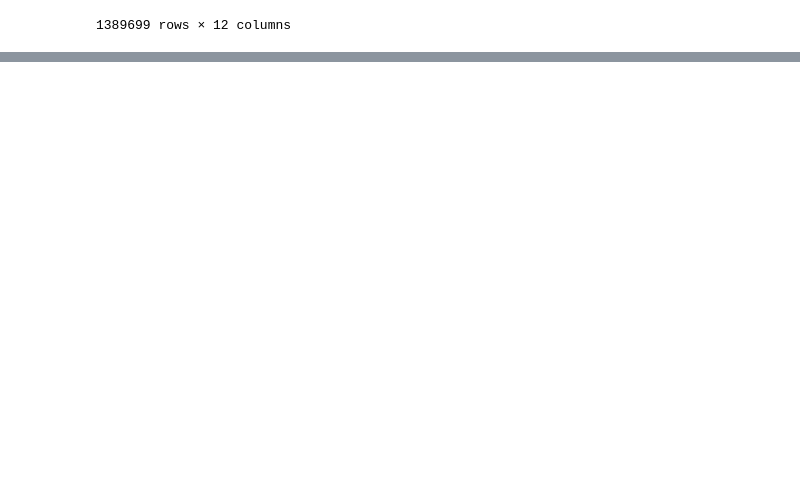
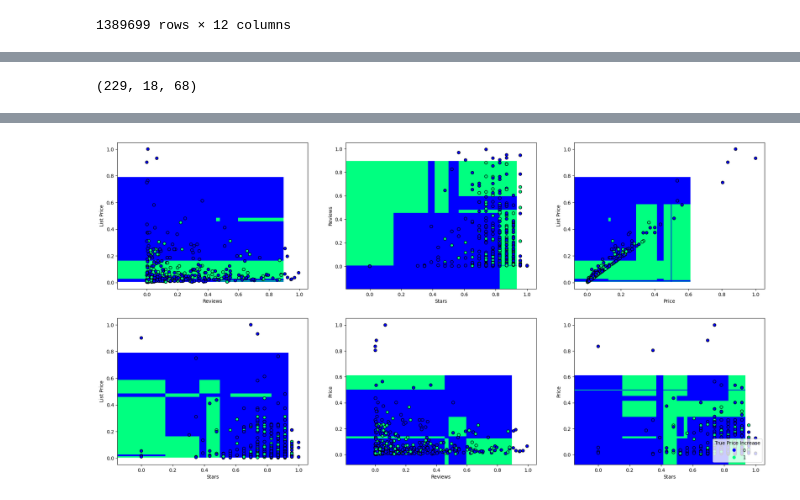
Before and after one commit to CUBoulder-DS/CSCI-5622, a Jupyter notebook: src/SVM.ipynb, the cells around one changed output, grey strips where cells are left out. Drawn from its saved outputs; the diff is of its cells as text; code cells hidden in the pictures; blank space fills up the shorter version.

```diff
--- a/src/SVM.ipynb
+++ b/src/SVM.ipynb
@@ -70,0 +221,13 @@ dtype: object
+# %%
+accuracy_score(y_test, gs_rbf.best_estimator_.predict(X_test))
+
+labs = ["Price Decreased", "Price Increased"]
+
+for t, gs in zip(["RBF", "Linear", "Polynomial"], all_gs):
+    fig = px.imshow(confusion_matrix(y_test, gs.best_estimator_.predict(X_test)), x=labs, y=labs, text_auto=True)
+    fig.update_layout(
+        xaxis_title="Predicted",
+        yaxis_title="True Label",
+        title=t,
+        coloraxis_showscale=False)
+    fig.show()
@@ -70,0 +244,65 @@ dtype: object
+# %%
+col_combs = list(set(combinations(np.arange(1, 5), 2)))
+
+mainfig = plt.figure(figsize=(24, 12))
+
+# cols = col_combs[-2]
+for i, cols in enumerate(col_combs):
+
+    xname = X_test.columns[cols[0]]
+    yname = X_test.columns[cols[1]]
+
+    xs = list(set(sorted(X_test[xname])))
+    ys = list(set(sorted(X_test[yname])))
+    gr_x, gr_y = np.meshgrid(xs, ys)
+
+    x_fixed = len(xs) < len(ys)
+
+    ## Create grid of input values based on fixing one value and picking most similar
+    ## values from non-fixed axis
+    if x_fixed:
+        vals = np.empty((len(ys), 0, len(X_test.columns)))
+
+        for x in xs:
+            sub = X_test[X_test[xname] == x]
+            vals = np.append(vals, sub.loc[list(map(lambda i: (sub[yname]- i).abs().idxmin(), ys)), :].to_numpy()[:, np.newaxis, :], axis=1)
+        # replace with original values
+        vals[:, :, cols[1]] = gr_y
+    else:
+        vals = np.empty((0, len(xs), len(X_test.columns)))
+
+        for y in ys:
+            sub = X_test[X_test[yname] == y]
+            vals = np.append(vals, sub.loc[list(map(lambda i: (sub[xname]- i).abs().idxmin(), xs)), :].to_numpy()[np.newaxis, ...], axis=0)
+        # replace with original values
+        vals[:, :, cols[0]] = gr_x
+
+
+    print(vals.shape)
+
+
+
+    # grid = np.vstack([feat_price.ravel(), feat_stars.ravel()]).T
+    X_test_grid = np.vstack([vals[:, :, i].ravel() for i in range(len(X_test.columns))]).T
+
+    y_pred_grid = np.reshape(gs_poly.best_estimator_.predict(X_test_grid), gr_x.shape)
+
+    ## plotting
+
+    # Defining a grid of 5 columns and 3 rows
+    ax = plt.subplot(2, 3, i + 1)
+
+    display = DecisionBoundaryDisplay(
+     xx0=gr_x, xx1=gr_y, response=y_pred_grid, xlabel=xname, ylabel=yname
+    )
+    display.plot(ax=ax, cmap=plt.cm.winter, plot_method="pcolormesh")
+    # display.plot(ax=ax, cmap=plt.cm.winter)
+
+    fig = display.ax_.scatter(
+     X_test[xname], X_test[yname], c=y_test, edgecolor="black", cmap=plt.cm.winter
+    )
+
+# plt.title("Decision boundaries made by best RBF SVM")
+plt.legend(*fig.legend_elements(), loc="lower right", title="True Price Increase")
+plt.show()
+# %% [output]
@@ -70,0 +334 @@ dtype: object
+(229, 18, 68)
@@ -70,0 +339 @@ dtype: object
+[figure, added]
```
Also changed, not shown: parts of 18 cells of this notebook, 21 other files.
